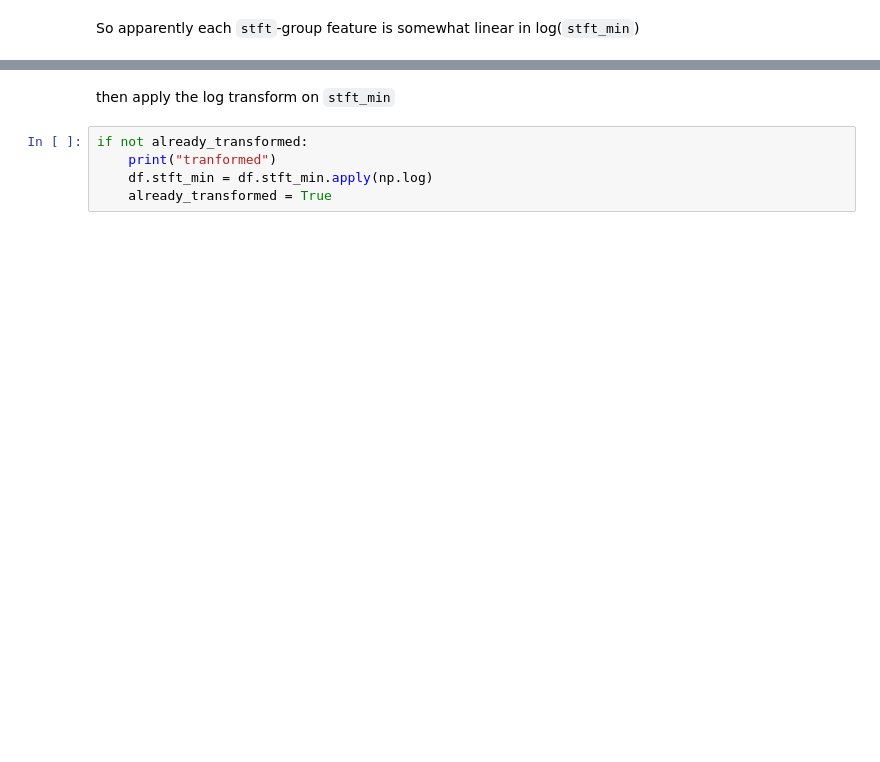
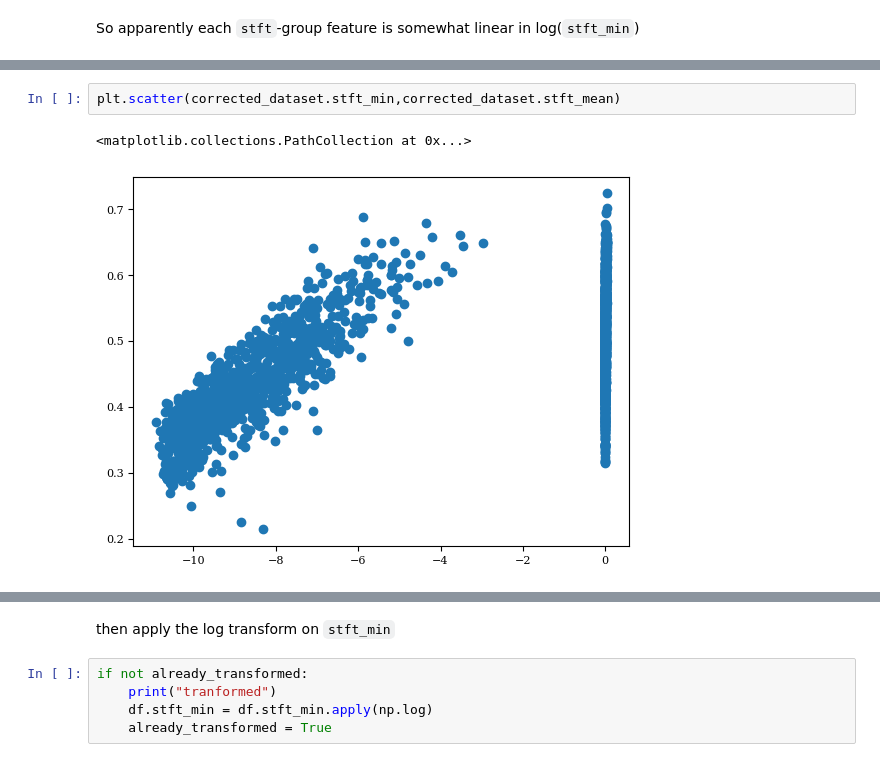
Before and after one commit to djanloo/dynamiting, a Jupyter notebook: UNDERSTANDING/data_understanding.ipynb, the cells around one changed output, grey strips where cells are left out. Saved outputs shown, nothing was run; the diff lists cells and outputs as text; blank space fills up the shorter version.

```diff
--- a/UNDERSTANDING/data_understanding.ipynb
+++ b/UNDERSTANDING/data_understanding.ipynb
@@ -485,3 +482,8 @@ See the caveats in the documentation: https://pandas.pydata.org/pandas-docs/stab
+# %%
+plt.scatter(corrected_dataset.stft_min,corrected_dataset.stft_mean)
+# %% [output]
+<matplotlib.collections.PathCollection at 0x...>
+[figure, added]
 # %%
 fig, ax = plt.subplots(2)
 ax[0].scatter(df.sc_mean, 2*df.sc_min, color='k', s=1)
```
Also changed, not shown: parts of 24 cells of this notebook.
